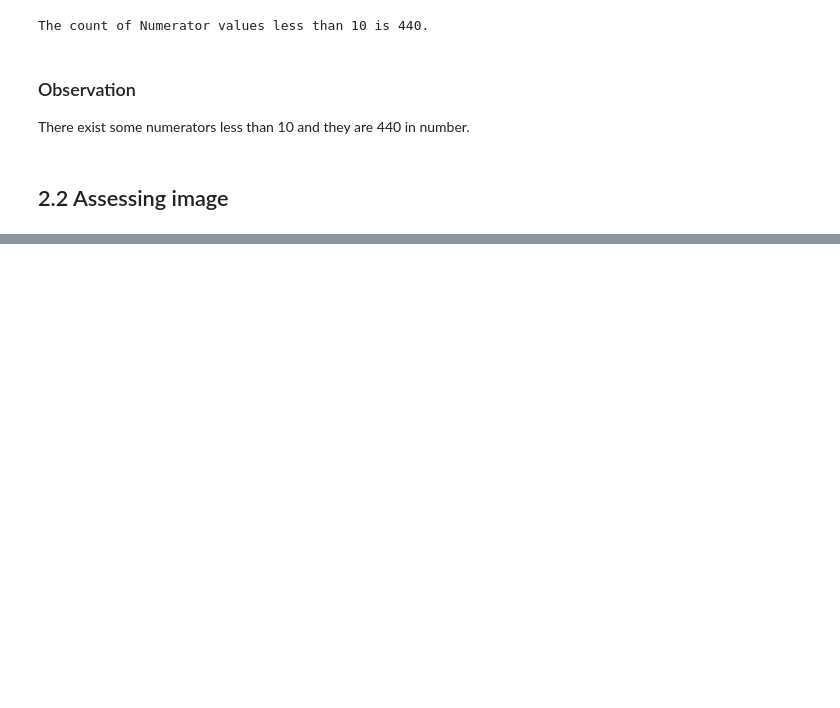
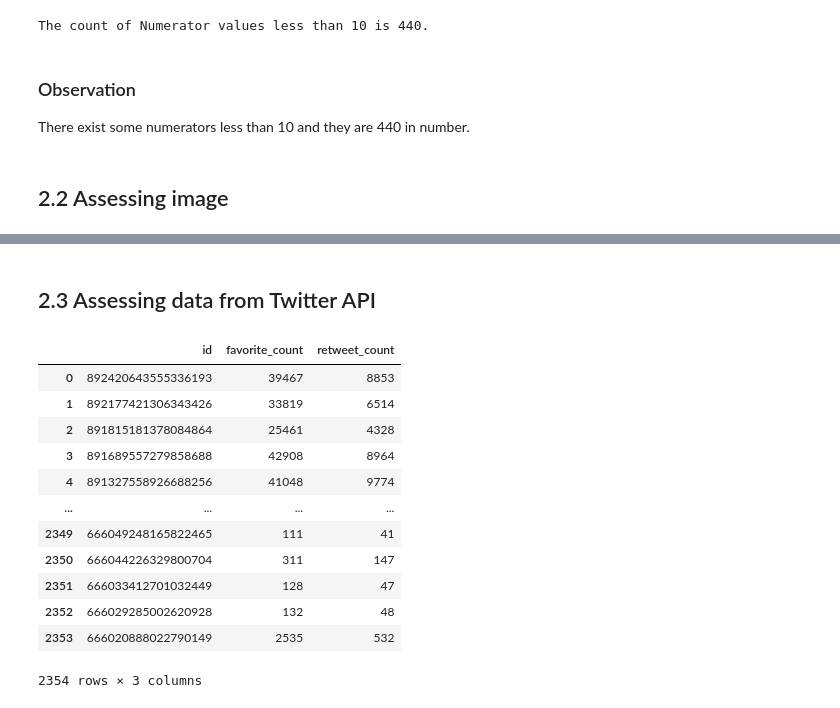
Before and after one commit to Sylvester976/We-Rate-Dogs-Wrangle-Data, a Jupyter notebook: wrangle_act.ipynb, the cells around one changed output, grey strips where cells are left out. Saved outputs shown, nothing was run; the diff lists cells and outputs as text; code cells hidden in the pictures; blank space fills up the shorter version.

```diff
--- a/wrangle_act.ipynb
+++ b/wrangle_act.ipynb
@@ -350,0 +463,18 @@ There exist some numerators less than 10 and they are 440 in number.
+# %% [markdown]
+## 2.3 Assessing data from Twitter API
+# %%
+df_tweets
+# %% [output]
+|  | id | favorite_count | retweet_count |
+| 0 | 892420643555336193 | 39467 | 8853 |
+| 1 | 892177421306343426 | 33819 | 6514 |
+| 2 | 891815181378084864 | 25461 | 4328 |
+| 3 | 891689557279858688 | 42908 | 8964 |
+| 4 | 891327558926688256 | 41048 | 9774 |
+| ... | ... | ... | ... |
+| 2349 | 666049248165822465 | 111 | 41 |
+| 2350 | 666044226329800704 | 311 | 147 |
+| 2351 | 666033412701032449 | 128 | 47 |
+| 2352 | 666029285002620928 | 132 | 48 |
+| 2353 | 666020888022790149 | 2535 | 532 |
+2354 rows × 3 columns
```
Also changed, not shown: parts of 16 cells of this notebook.
